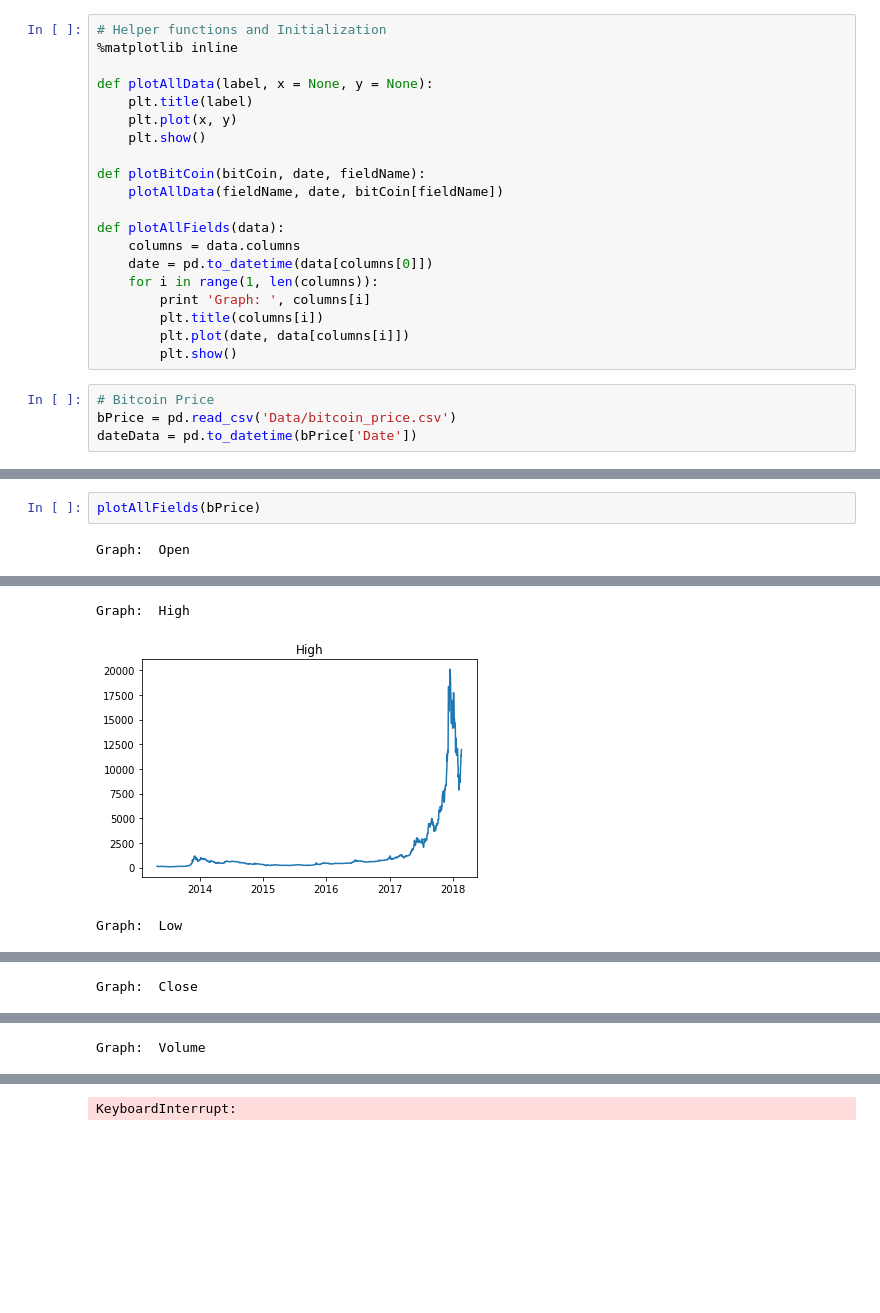
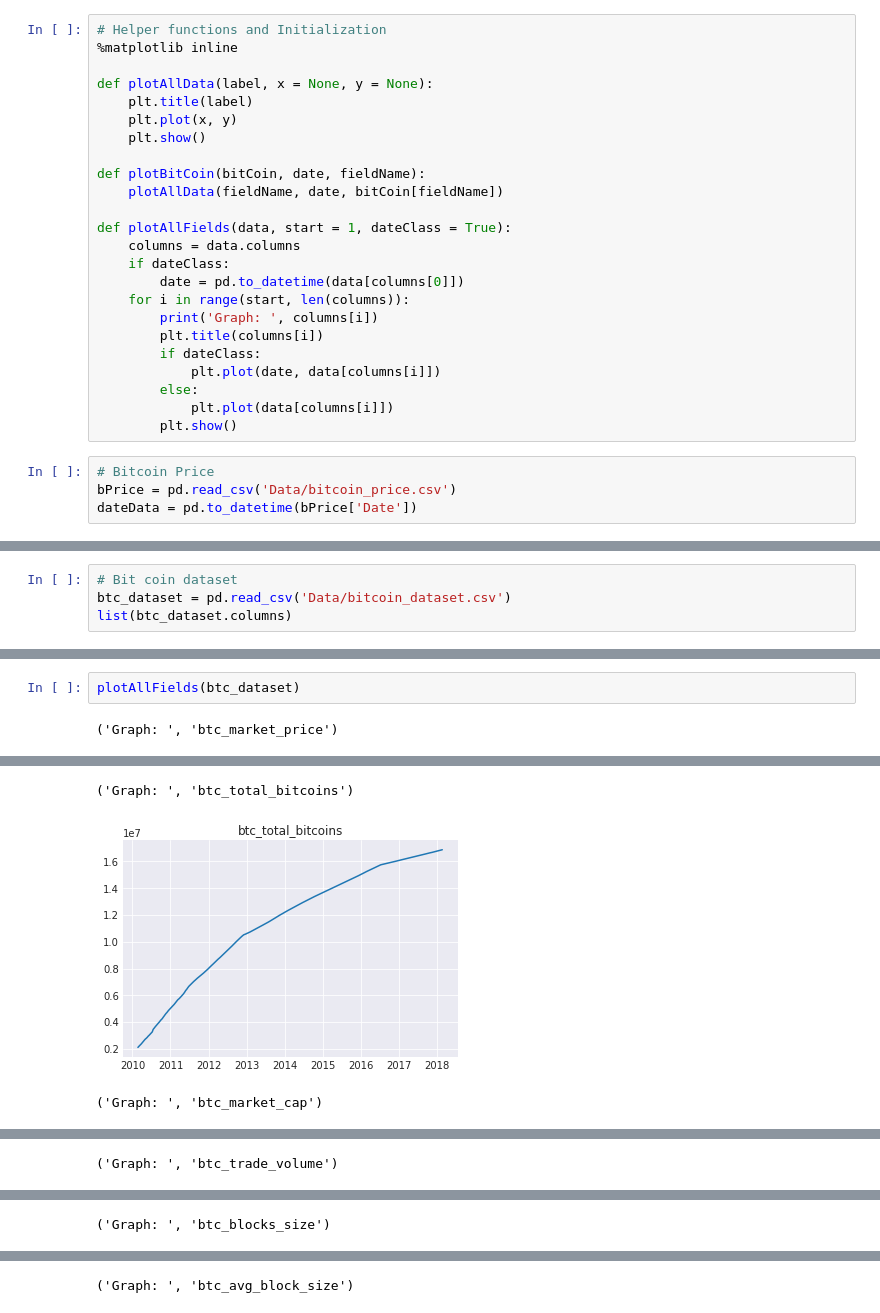
Before and after one commit to bhushan23/Cryptocurrency-Analysis, a Jupyter notebook: Analysis.ipynb, the cells around one changed output, grey strips where cells are left out. Saved outputs shown, nothing was run; the diff lists cells and outputs as text; blank space fills up the shorter version.

Commit message:
Correlation matrix, Data analysis

```diff
--- a/Analysis.ipynb
+++ b/Analysis.ipynb
@@ -15,13 +15,17 @@ def plotAllData(label, x = None, y = None):
 def plotBitCoin(bitCoin, date, fieldName):
     plotAllData(fieldName, date, bitCoin[fieldName])
 
-def plotAllFields(data):
+def plotAllFields(data, start = 1, dateClass = True):
     columns = data.columns
-    date = pd.to_datetime(data[columns[0]])
-    for i in range(1, len(columns)):
-        print 'Graph: ', columns[i]
+    if dateClass:
+        date = pd.to_datetime(data[columns[0]])
+    for i in range(start, len(columns)):
+        print('Graph: ', columns[i])
         plt.title(columns[i])
-        plt.plot(date, data[columns[i]])
+        if dateClass:
+            plt.plot(date, data[columns[i]])
+        else:
+            plt.plot(data[columns[i]])
         plt.show()
 # %%
 # Bitcoin Price
@@ -29,0 +36,4 @@ dateData = pd.to_datetime(bPrice['Date'])
+# %%
+# Bit coin dataset
+btc_dataset = pd.read_csv('Data/bitcoin_dataset.csv')
+list(btc_dataset.columns)
@@ -30,4 +67,4 @@ dateData = pd.to_datetime(bPrice['Date'])
 # %%
-plotAllFields(bPrice)
+plotAllFields(btc_dataset)
 # %% [output]
-Graph:  Open
+('Graph: ', 'btc_market_price')
@@ -35,3 +72,3 @@ Graph:  Open
-Graph:  High
+('Graph: ', 'btc_total_bitcoins')
-[figure, old version]
+[figure, new version]
-Graph:  Low
+('Graph: ', 'btc_market_cap')
@@ -39 +76 @@ Graph:  Low
-Graph:  Close
+('Graph: ', 'btc_trade_volume')
@@ -41 +78 @@ Graph:  Close
-Graph:  Volume
+('Graph: ', 'btc_blocks_size')
@@ -42 +80 @@ Graph:  Volume
-KeyboardInterrupt:
+('Graph: ', 'btc_avg_block_size')
```
Also changed, not shown: parts of 37 cells of this notebook.
